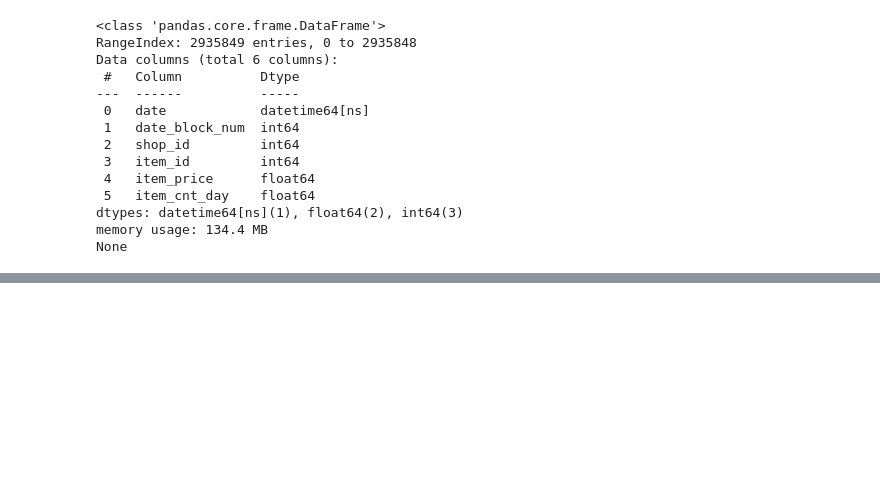
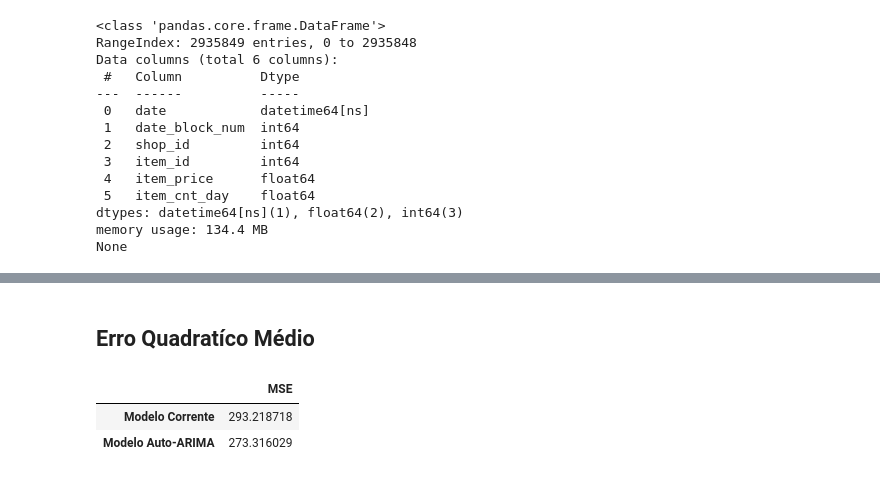
Before and after one commit to derSchmetterling/time_series, a Jupyter notebook: trabalho_ts_auto.ipynb, the cells around one changed output, grey strips where cells are left out. Cells and saved outputs as stored; diff of their text form; code cells hidden in the pictures; blank space fills up the shorter version.

```diff
--- a/trabalho_ts_auto.ipynb
+++ b/trabalho_ts_auto.ipynb
@@ -303,0 +280,19 @@ plt.show()
+# %% [markdown]
+## Erro Quadratíco Médio
+# %%
+def mse(y, y_hat):
+    y = y.to_numpy()
+    y_hat = y_hat.to_numpy()
+
+    mse = sum((y-y_hat)**2)/len(y)
+
+    return mse
+# %%
+eqm_corrente= mse(teste, predicao)
+eqm_oldmodel = mse(teste, pred_oldmodel)
+
+pd.DataFrame([eqm_corrente,eqm_oldmodel ], columns= ['MSE'], index = ['Modelo Corrente', 'Modelo Auto-ARIMA'])
+# %% [output]
+|  | MSE |
+| Modelo Corrente | 293.218718 |
+| Modelo Auto-ARIMA | 273.316029 |
```
Also changed, not shown: parts of 17 cells of this notebook.
